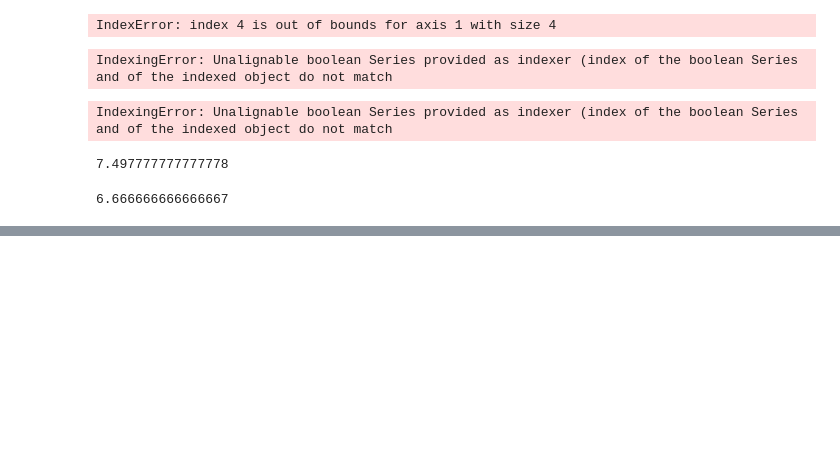
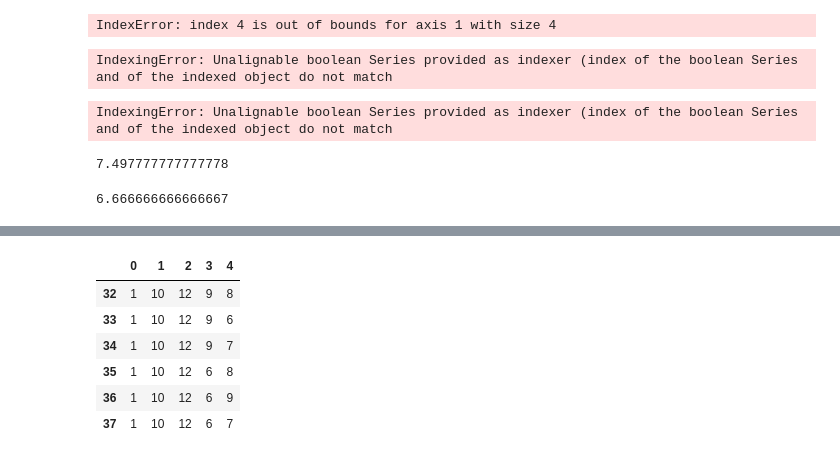
Before and after one commit to serch86/click_python, a Jupyter notebook: Serch/Experimentos/Alineacion_check.ipynb, the cells around one changed output, grey strips where cells are left out. Cells and saved outputs as stored; diff of their text form; code cells hidden in the pictures; blank space fills up the shorter version.

```diff
--- a/Serch/Experimentos/Alineacion_check.ipynb
+++ b/Serch/Experimentos/Alineacion_check.ipynb
@@ -308,0 +332,11 @@ IndexingError: Unalignable boolean Series provided as indexer (index of the bool
+# %%
+c1_5 = pd.read_pickle('../cliques1_5.pkl')
+c1_5[c1_5[0]==1][c1_5[1]==10]
+# %% [output]
+|  | 0 | 1 | 2 | 3 | 4 |
+| 32 | 1 | 10 | 12 | 9 | 8 |
+| 33 | 1 | 10 | 12 | 9 | 6 |
+| 34 | 1 | 10 | 12 | 9 | 7 |
+| 35 | 1 | 10 | 12 | 6 | 8 |
+| 36 | 1 | 10 | 12 | 6 | 9 |
+| 37 | 1 | 10 | 12 | 6 | 7 |
```
Also changed, not shown: parts of 9 cells of this notebook, 56 other files.
